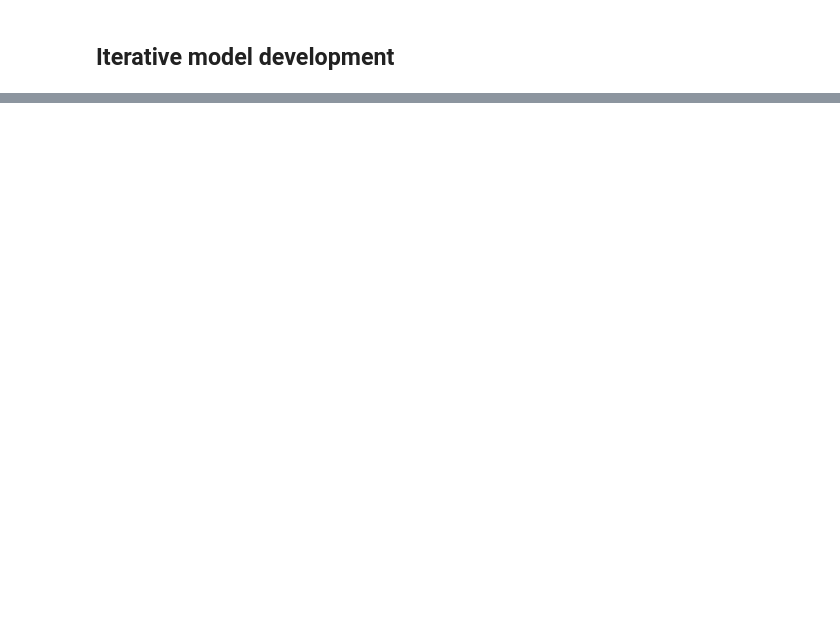
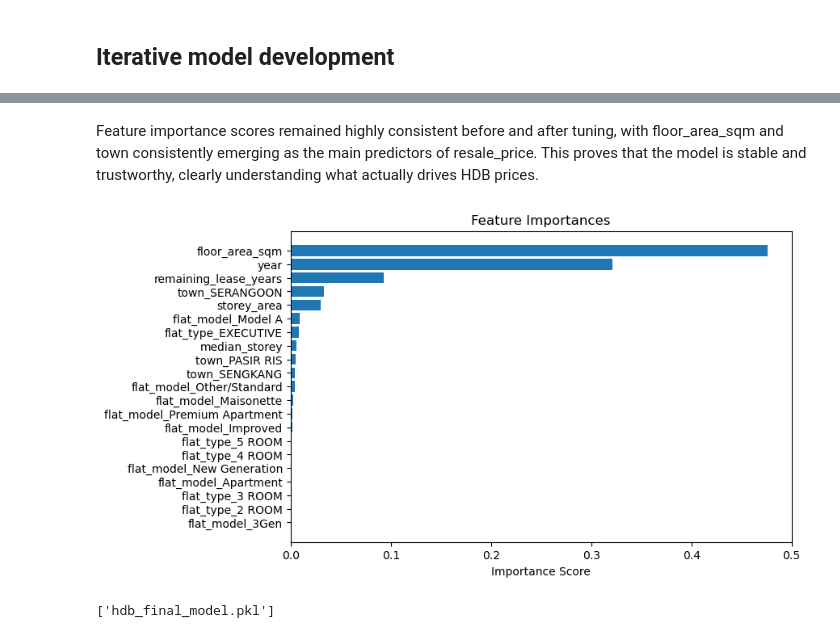
Before and after one commit to IZYXD/Low-Zhi-Yik_2501402H, a Jupyter notebook: MLDP Program Codes Submission Official.ipynb, the cells around one changed output, grey strips where cells are left out. Drawn from its saved outputs; the diff is of its cells as text; code cells hidden in the pictures; blank space fills up the shorter version.

```diff
--- a/MLDP Program Codes Submission Templlate.ipynb
+++ b/MLDP Program Codes Submission Official.ipynb
@@ -512,0 +682,23 @@ Test RMSE: $39,495.12
+# %% [markdown]
+Feature importance scores remained highly consistent before and after tuning, with floor_area_sqm and town consistently emerging as the main predictors of resale_price. This proves that the model is stable and trustworthy, clearly understanding what actually drives HDB prices.
+# %%
+# Extract feature importances
+importance_tuned = pd.DataFrame({
+    'Feature': X_train.columns,
+    'Importance': tuned_rf.feature_importances_
+}).sort_values(by='Importance', ascending=True)
+
+# Plot top features
+plt.figure(figsize=(8, 5))
+plt.barh(importance_tuned['Feature'], importance_tuned['Importance'])
+plt.title('Feature Importances')
+plt.xlabel('Importance Score')
+plt.show()
+# %% [output]
+[figure, added]
+# %%
+# Save model
+import joblib
+joblib.dump(final_model, 'hdb_final_model.pkl')
+# %% [output]
+['hdb_final_model.pkl']
```
Also changed, not shown: parts of 20 cells of this notebook, 1 other file.
